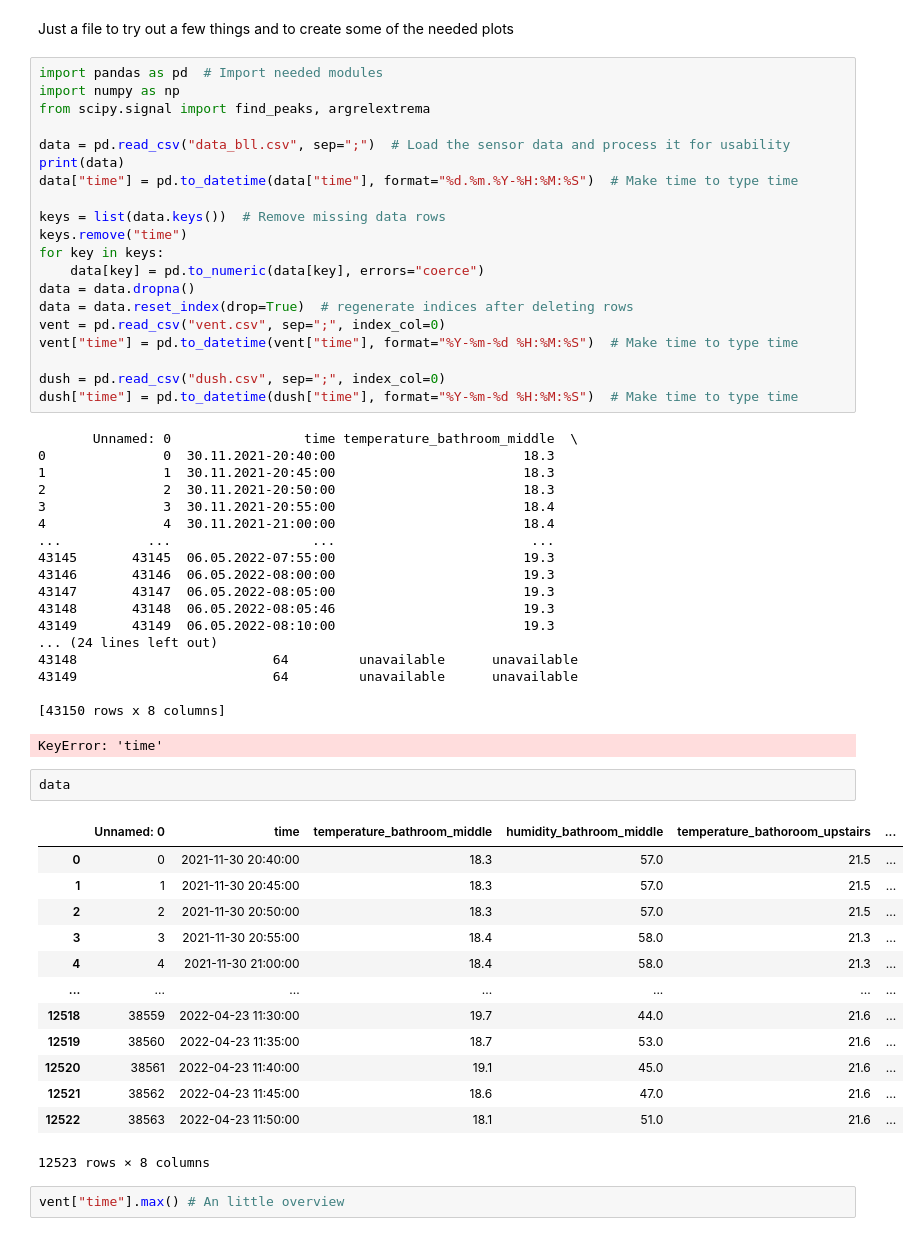
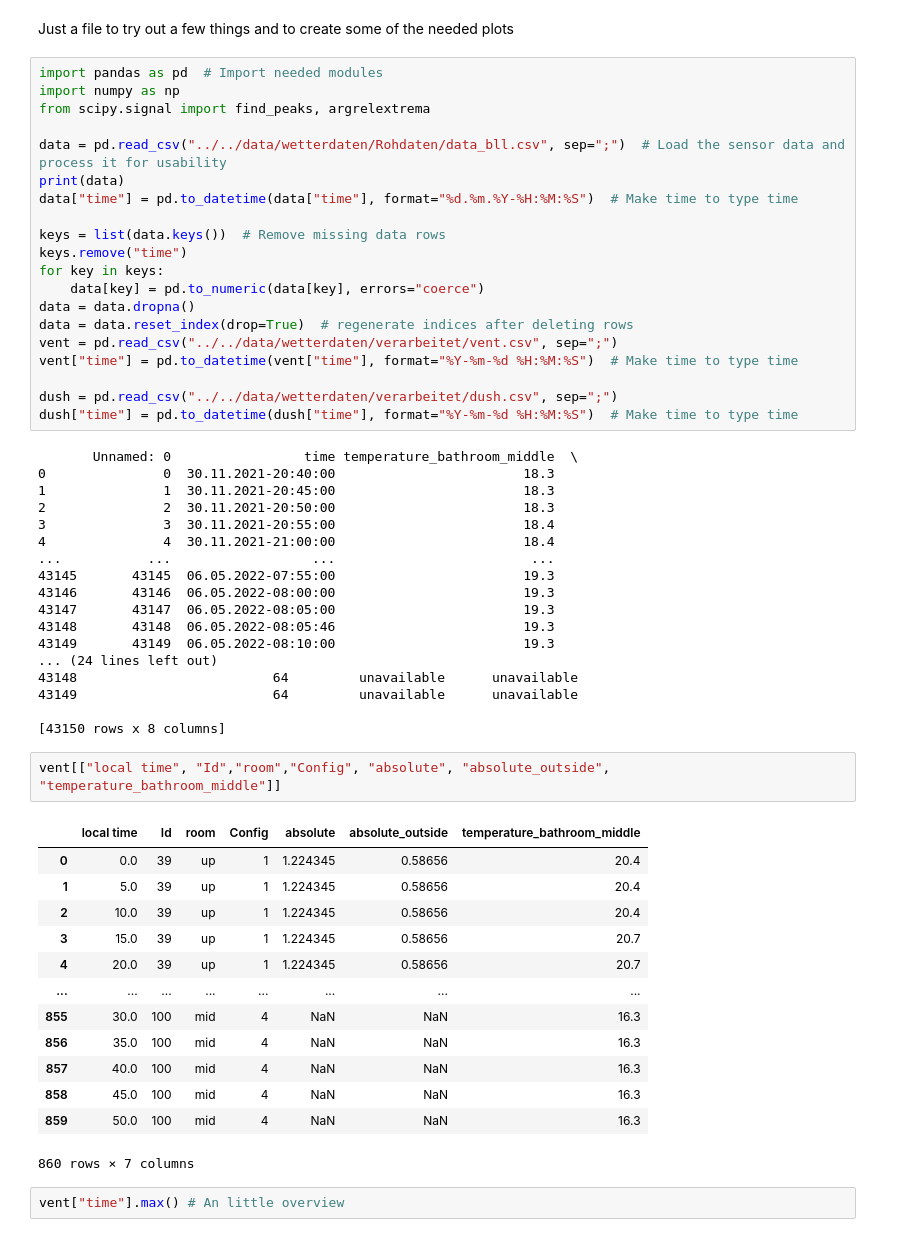
Before and after one commit to HrGaertner/vent-optimization, a Jupyter notebook: code/preprocessing/BLL.ipynb, the cells around one changed output. Drawn from its saved outputs; the diff is of its cells as text.

```diff
--- a/code/preprocessing/BLL.ipynb
+++ b/code/preprocessing/BLL.ipynb
@@ -5,7 +5,7 @@ import pandas as pd  # Import needed modules
 import numpy as np
 from scipy.signal import find_peaks, argrelextrema
 
-data = pd.read_csv("data_bll.csv", sep=";")  # Load the sensor data and process it for usability
+data = pd.read_csv("../../data/wetterdaten/Rohdaten/data_bll.csv", sep=";")  # Load the sensor data and process it for usability
 print(data)
 data["time"] = pd.to_datetime(data["time"], format="%d.%m.%Y-%H:%M:%S")  # Make time to type time
 
@@ -15,10 +15,10 @@ for key in keys:
     data[key] = pd.to_numeric(data[key], errors="coerce")
 data = data.dropna()
 data = data.reset_index(drop=True)  # regenerate indices after deleting rows
-vent = pd.read_csv("vent.csv", sep=";", index_col=0)
+vent = pd.read_csv("../../data/wetterdaten/verarbeitet/vent.csv", sep=";")
 vent["time"] = pd.to_datetime(vent["time"], format="%Y-%m-%d %H:%M:%S")  # Make time to type time
 
-dush = pd.read_csv("dush.csv", sep=";", index_col=0)
+dush = pd.read_csv("../../data/wetterdaten/verarbeitet/dush.csv", sep=";")
 dush["time"] = pd.to_datetime(dush["time"], format="%Y-%m-%d %H:%M:%S")  # Make time to type time
 # %% [output]
        Unnamed: 0                 time temperature_bathroom_middle  \
@@ -38,23 +38,22 @@ dush["time"] = pd.to_datetime(dush["time"], format="%Y-%m-%d %H:%M:%S")  # Make
 43149                         64         unavailable      unavailable
 
 [43150 rows x 8 columns]
-KeyError: 'time'
 # %%
-data
+vent[["local time", "Id","room","Config", "absolute", "absolute_outside", "temperature_bathroom_middle"]]
 # %% [output]
-|  | Unnamed: 0 | time | temperature_bathroom_middle | humidity_bathroom_middle | temperature_bathoroom_upstairs | ... |
-| 0 | 0 | 2021-11-30 20:40:00 | 18.3 | 57.0 | 21.5 | ... |
-| 1 | 1 | 2021-11-30 20:45:00 | 18.3 | 57.0 | 21.5 | ... |
-| 2 | 2 | 2021-11-30 20:50:00 | 18.3 | 57.0 | 21.5 | ... |
-| 3 | 3 | 2021-11-30 20:55:00 | 18.4 | 58.0 | 21.3 | ... |
-| 4 | 4 | 2021-11-30 21:00:00 | 18.4 | 58.0 | 21.3 | ... |
-| ... | ... | ... | ... | ... | ... | ... |
-| 12518 | 38559 | 2022-04-23 11:30:00 | 19.7 | 44.0 | 21.6 | ... |
-| 12519 | 38560 | 2022-04-23 11:35:00 | 18.7 | 53.0 | 21.6 | ... |
-| 12520 | 38561 | 2022-04-23 11:40:00 | 19.1 | 45.0 | 21.6 | ... |
-| 12521 | 38562 | 2022-04-23 11:45:00 | 18.6 | 47.0 | 21.6 | ... |
-| 12522 | 38563 | 2022-04-23 11:50:00 | 18.1 | 51.0 | 21.6 | ... |
+|  | local time | Id | room | Config | absolute | absolute_outside | temperature_bathroom_middle |
+| 0 | 0.0 | 39 | up | 1 | 1.224345 | 0.58656 | 20.4 |
+| 1 | 5.0 | 39 | up | 1 | 1.224345 | 0.58656 | 20.4 |
+| 2 | 10.0 | 39 | up | 1 | 1.224345 | 0.58656 | 20.4 |
+| 3 | 15.0 | 39 | up | 1 | 1.224345 | 0.58656 | 20.7 |
+| 4 | 20.0 | 39 | up | 1 | 1.224345 | 0.58656 | 20.7 |
+| ... | ... | ... | ... | ... | ... | ... | ... |
+| 855 | 30.0 | 100 | mid | 4 | NaN | NaN | 16.3 |
+| 856 | 35.0 | 100 | mid | 4 | NaN | NaN | 16.3 |
+| 857 | 40.0 | 100 | mid | 4 | NaN | NaN | 16.3 |
+| 858 | 45.0 | 100 | mid | 4 | NaN | NaN | 16.3 |
+| 859 | 50.0 | 100 | mid | 4 | NaN | NaN | 16.3 |
-12523 rows × 8 columns
+860 rows × 7 columns
 # %%
 vent["time"].max() # An little overview
 # %% [output]
```
Also changed, not shown: 5 other files.
